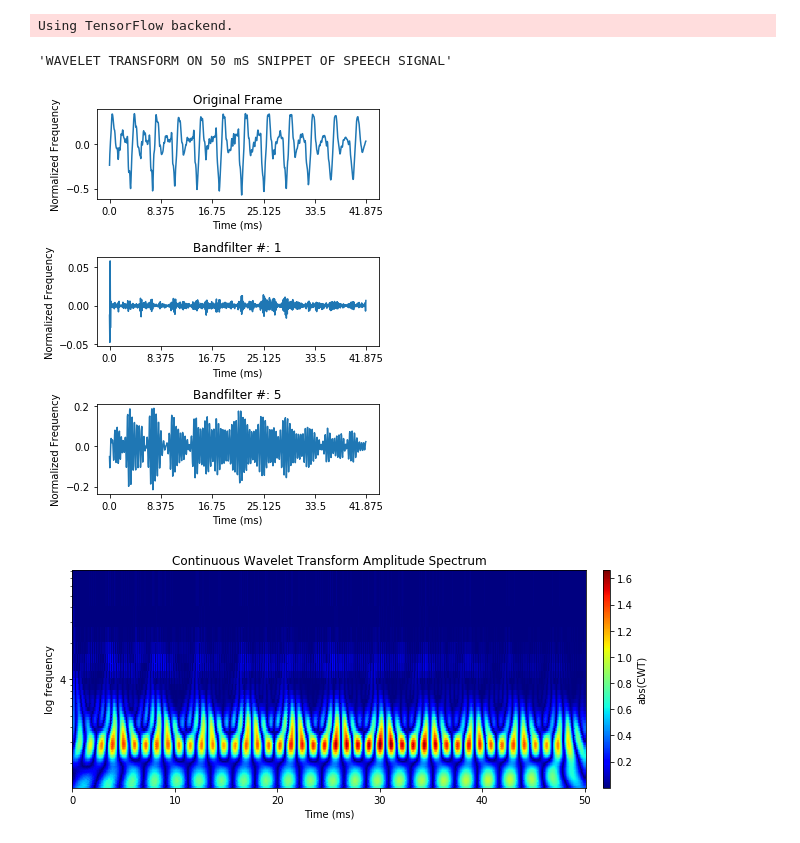
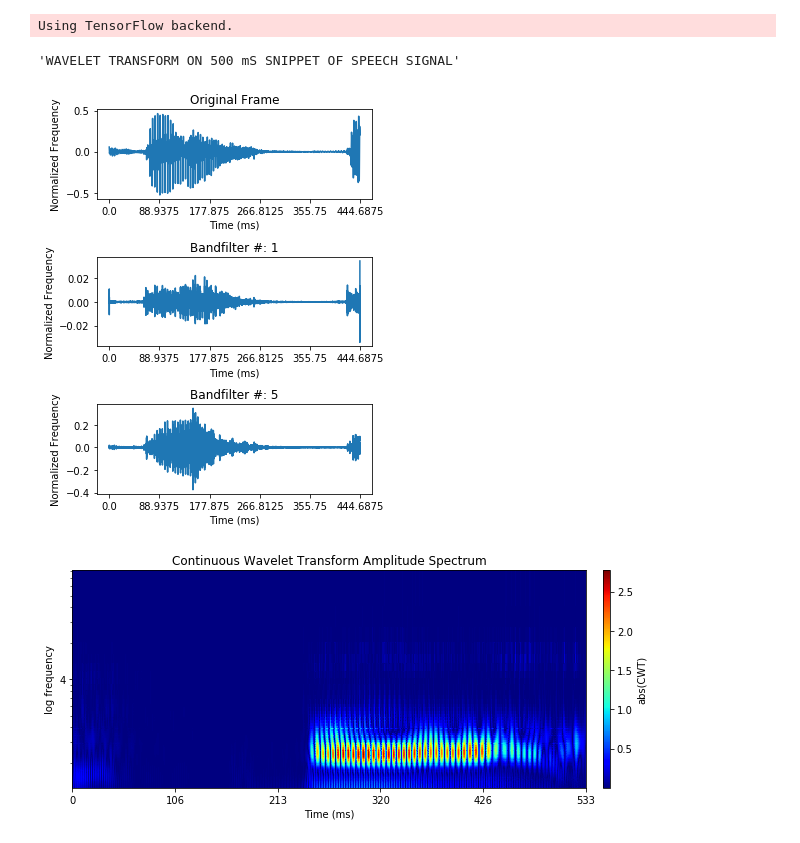
Before and after one commit to gjm311/aeternaSpeech, a Jupyter notebook: code/speechRepAnalysis/view_scalogram.ipynb, the cells around one changed output. Drawn from its saved outputs; the diff is of its cells as text; code cells hidden in the pictures.

```diff
--- a/code/speechRepAnalysis/view_scalogram.ipynb
+++ b/code/speechRepAnalysis/view_scalogram.ipynb
@@ -251,9 +251,9 @@ def wavelet_transform(signal,psi,phi=None,dil=2):
 
     return fpsi,fphi
 # %%
-"""WAVELET TRANSFORM ON 50 mS SNIPPET OF SPEECH SIGNAL"""
+"""WAVELET TRANSFORM ON 500 mS SNIPPET OF SPEECH SIGNAL"""
 # %% [output]
-'WAVELET TRANSFORM ON 50 mS SNIPPET OF SPEECH SIGNAL'
+'WAVELET TRANSFORM ON 500 mS SNIPPET OF SPEECH SIGNAL'
 # %%
 PATH=os.getcwd()
 path_audio=PATH+'/tedx_spanish_corpus/speech/train/'
@@ -263,7 +263,7 @@ fs,signal=read(wav_file)
 if fs!=16000:
     raise ValueError(str(fs)+" is not a valid sampling frequency")
 
-SNIP_LEN=50#in mS
+SNIP_LEN=500#in mS
 NFR=int(signal.shape[0]*1000/(fs*SNIP_LEN))
 FRAME_SIZE=int(signal.shape[0]/NFR)
 OVRLP=0.5
@@ -288,7 +288,7 @@ for k in range(NFR):
 # %%
 fig = plt.figure()
 
-fr=100
+fr=10
 fig.set_size_inches(5,12)
 plt.subplot(6, 1, 1)
 plt.plot(frames[fr,:])
@@ -312,11 +312,11 @@ for itr,ii in enumerate([1,5]):
     plt.xlabel("Time (ms)")
     fig.tight_layout()
 # %% [output]
-[figure, old version]
+[figure, new version]
 # %%
-ax=show_scalogram(np.arange(FRAME_SIZE),fpsis[fr,:,:],freqs,2, yaxis='frequency', ylabel='log frequency')
+ax=show_scalogram(np.arange(FRAME_SIZE),fpsis[11,:,:],freqs,2, yaxis='frequency', ylabel='log frequency')
 # %% [output]
-[figure, old version]
+[figure, new version]
 # %%
 fr_fpsis=fpsis[fr,:,:]
 fr_fpsis.shape
```
Also changed, not shown: parts of 1 cell of this notebook, 16 other files.
